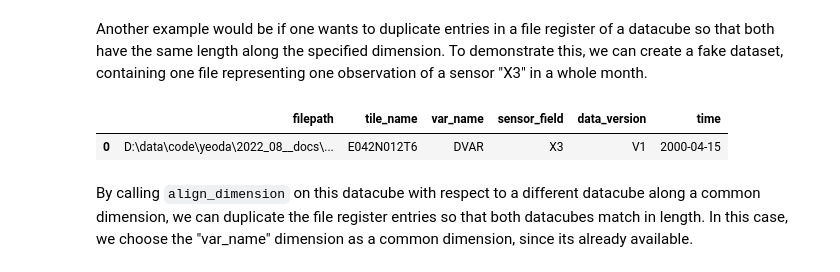
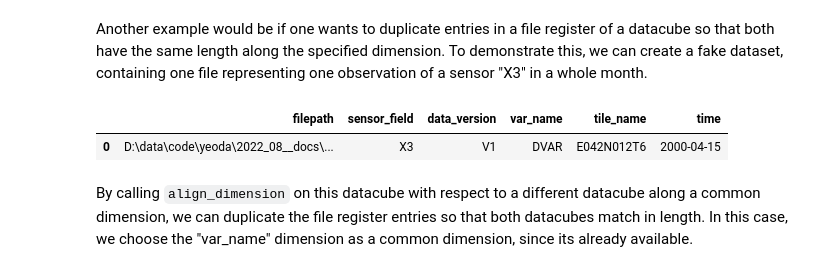
Before and after one commit to TUW-GEO/yeoda, a Jupyter notebook: docs/notebooks/general_usage.ipynb, the cells around one changed output. Cells and saved outputs as stored; diff of their text form; code cells hidden in the pictures.

```diff
--- a/docs/notebooks/general_usage.ipynb
+++ b/docs/notebooks/general_usage.ipynb
@@ -614,12 +614,12 @@ dc_1_apr.file_register
 Another example would be if one wants to duplicate entries in a file register of a datacube so that both have the same length along the specified dimension. To demonstrate this, we can create a fake dataset, containing one file representing one observation of a sensor "X3" in a whole month.
 # %%
 fake_filepaths = [r"D:\data\code\yeoda\2022_08__docs\fake_data\DVAR_20000415T000000____E042N012T6_EU024KM_V1_X3.nc"]
-dc_fake = DataCubeReader.from_filepaths(fake_filepaths, YeodaFilename, dimensions=dimensions,
+dc_fake = DataCubeReader.from_filepaths(fake_filepaths, fn_class=YeodaFilename, dimensions=dimensions,
                                         stack_dimension="time", tile_dimension="tile_name")
 dc_fake.file_register
 # %% [output]
-|  | filepath | tile_name | var_name | sensor_field | data_version | time |
-| 0 | D:\data\code\yeoda\2022_08__docs\... | E042N012T6 | DVAR | X3 | V1 | 2000-04-15 |
+|  | filepath | sensor_field | data_version | var_name | tile_name | time |
+| 0 | D:\data\code\yeoda\2022_08__docs\... | X3 | V1 | DVAR | E042N012T6 | 2000-04-15 |
 # %% [markdown]
 By calling `align_dimension` on this datacube with respect to a different datacube along a common dimension, we can duplicate the file register entries so that both datacubes match in length. In this case, we choose the "var_name" dimension as a common dimension, since its already available.
 # %%
```
Also changed, not shown: parts of 40 cells of this notebook, 12 other files.
